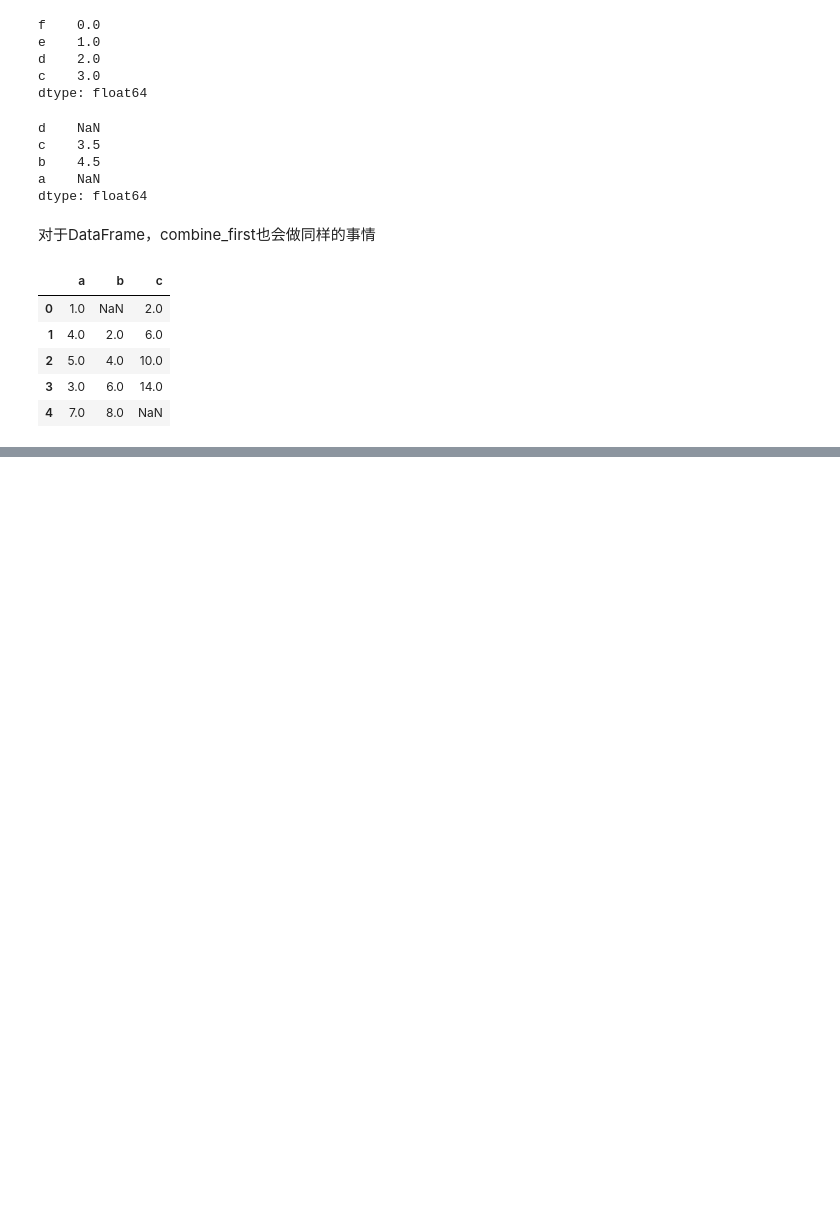
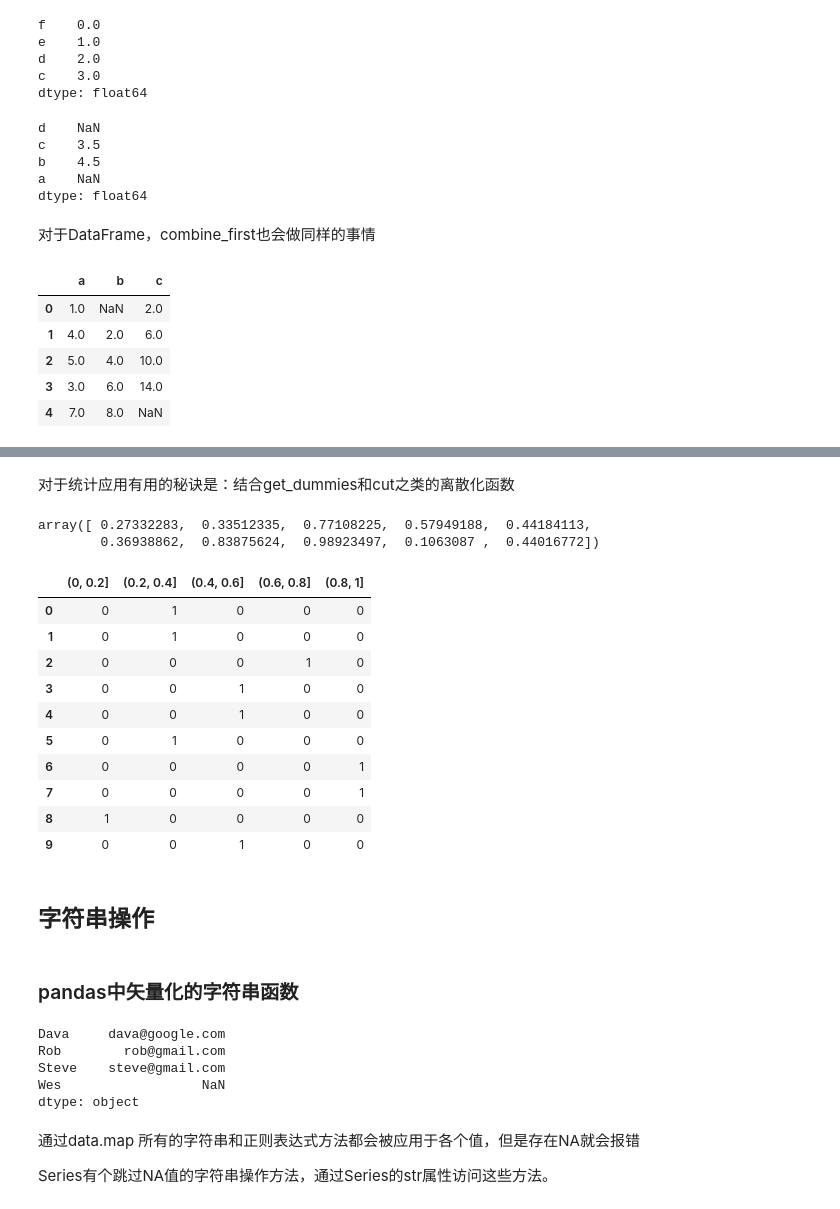
Before and after one commit to imouren/imouren.github.io, a Jupyter notebook: _drafts/数据规整化.ipynb, the cells around one changed output, grey strips where cells are left out. Drawn from its saved outputs; the diff is of its cells as text; code cells hidden in the pictures; blank space fills up the shorter version.

```diff
--- a/_drafts/数据规整化.ipynb
+++ b/_drafts/数据规整化.ipynb
@@ -653,0 +1220,29 @@ df1.combine_first(df2)
+# %% [markdown]
+对于统计应用有用的秘诀是：结合get_dummies和cut之类的离散化函数
+# %%
+values = np.random.rand(10)
+# %%
+values
+# %% [output]
+array([ 0.27332283,  0.33512335,  0.77108225,  0.57949188,  0.44184113,
+        0.36938862,  0.83875624,  0.98923497,  0.1063087 ,  0.44016772])
+# %%
+bins = [0, 0.2, 0.4, 0.6, 0.8, 1]
+# %%
+pd.get_dummies(pd.cut(values, bins))
+# %% [output]
+|  | (0, 0.2] | (0.2, 0.4] | (0.4, 0.6] | (0.6, 0.8] | (0.8, 1] |
+| 0 | 0 | 1 | 0 | 0 | 0 |
+| 1 | 0 | 1 | 0 | 0 | 0 |
+| 2 | 0 | 0 | 0 | 1 | 0 |
+| 3 | 0 | 0 | 1 | 0 | 0 |
+| 4 | 0 | 0 | 1 | 0 | 0 |
+| 5 | 0 | 1 | 0 | 0 | 0 |
+| 6 | 0 | 0 | 0 | 0 | 1 |
+| 7 | 0 | 0 | 0 | 0 | 1 |
+| 8 | 1 | 0 | 0 | 0 | 0 |
+| 9 | 0 | 0 | 1 | 0 | 0 |
+# %% [markdown]
+## 字符串操作
+# %% [markdown]
+### pandas中矢量化的字符串函数
@@ -653,0 +1256,12 @@ df1.combine_first(df2)
+# %%
+data = Series(data);data
+# %% [output]
+Dava     dava@google.com
+Rob        rob@gmail.com
+Steve    steve@gmail.com
+Wes                  NaN
+dtype: object
+# %% [markdown]
+通过data.map 所有的字符串和正则表达式方法都会被应用于各个值，但是存在NA就会报错
+
+Series有个跳过NA值的字符串操作方法，通过Series的str属性访问这些方法。
```
Also changed, not shown: parts of 131 cells of this notebook.
